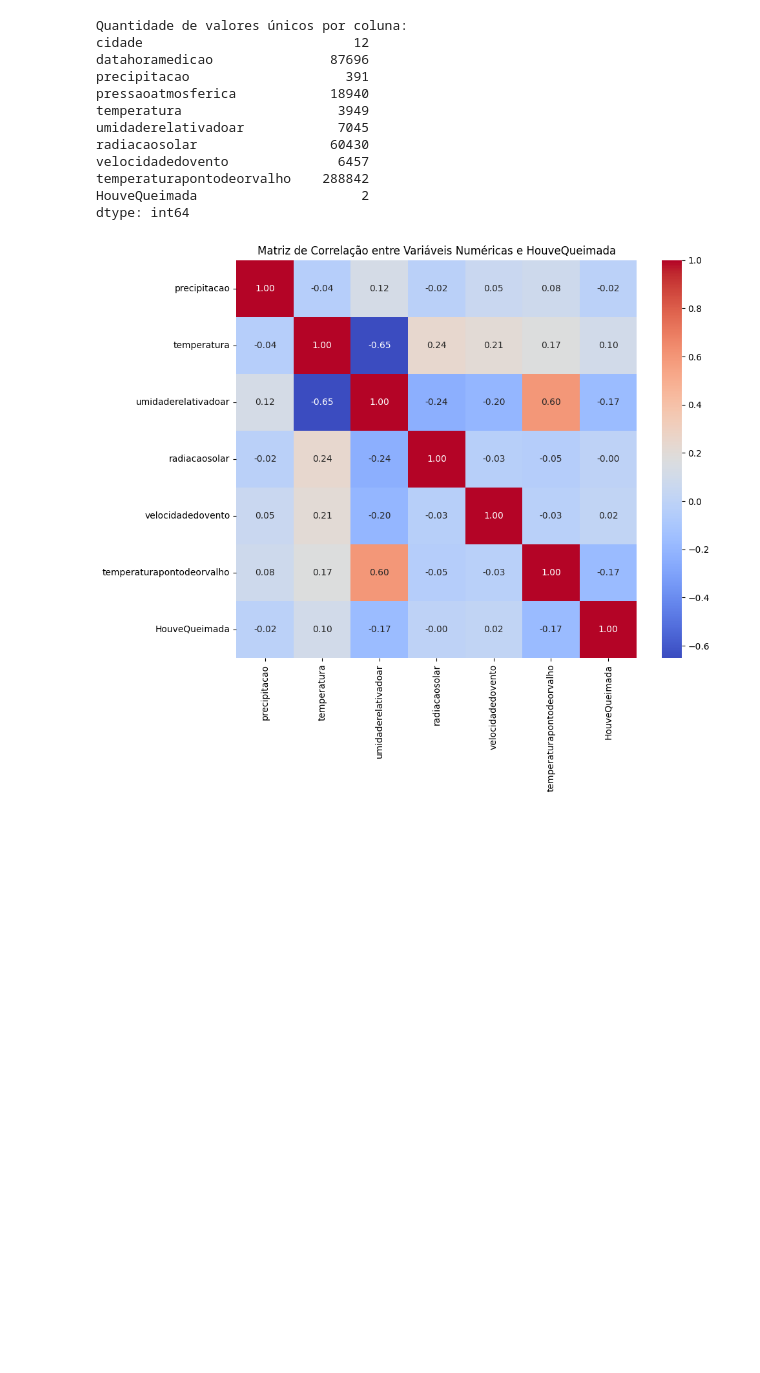
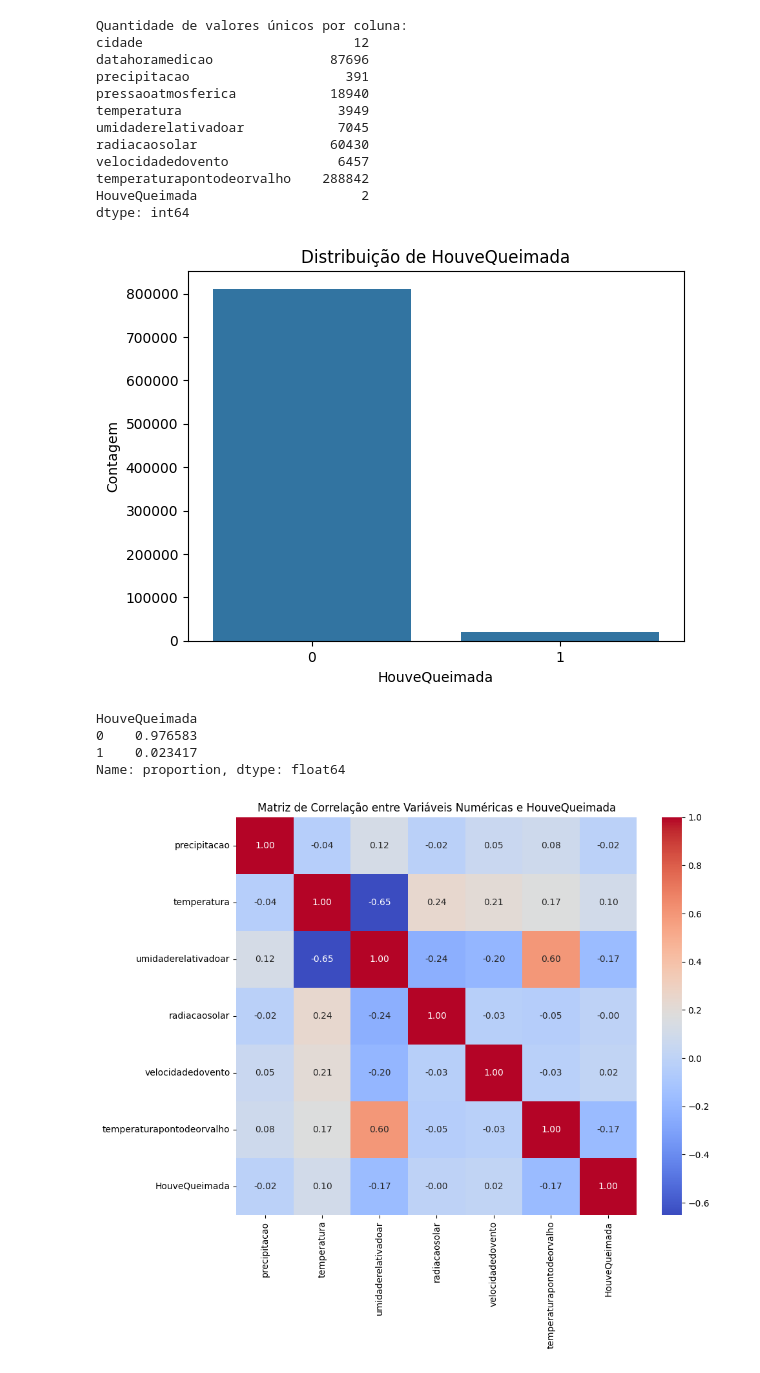
Before and after one commit to costaer/PIQueimadas, a Jupyter notebook: PIQueimadas.ipynb, the cells around one changed output. Cells and saved outputs as stored; diff of their text form; code cells hidden in the pictures; blank space fills up the shorter version.

```diff
--- a/PIQueimadas.ipynb
+++ b/PIQueimadas.ipynb
@@ -1034,6 +1033,27 @@ velocidadedovento              6457
 temperaturapontodeorvalho    288842
 HouveQueimada                     2
 dtype: int64
+# %%
+import pandas as pd
+import numpy as np
+import matplotlib.pyplot as plt
+import seaborn as sns
+
+# Contagem de quantos “sim” / “não”
+sns.countplot(x="HouveQueimada", data=df_sem_nulos)
+plt.title("Distribuição de HouveQueimada")
+plt.xlabel("HouveQueimada")
+plt.ylabel("Contagem")
+plt.show()
+
+# Ver percentual
+print(df_sem_nulos["HouveQueimada"].value_counts(normalize=True))
+# %% [output]
+[figure, added]
+HouveQueimada
+0    0.976583
+1    0.023417
+Name: proportion, dtype: float64
 # %%
 import seaborn as sns
 import matplotlib.pyplot as plt
```
Also changed, not shown: parts of 26 cells of this notebook.
